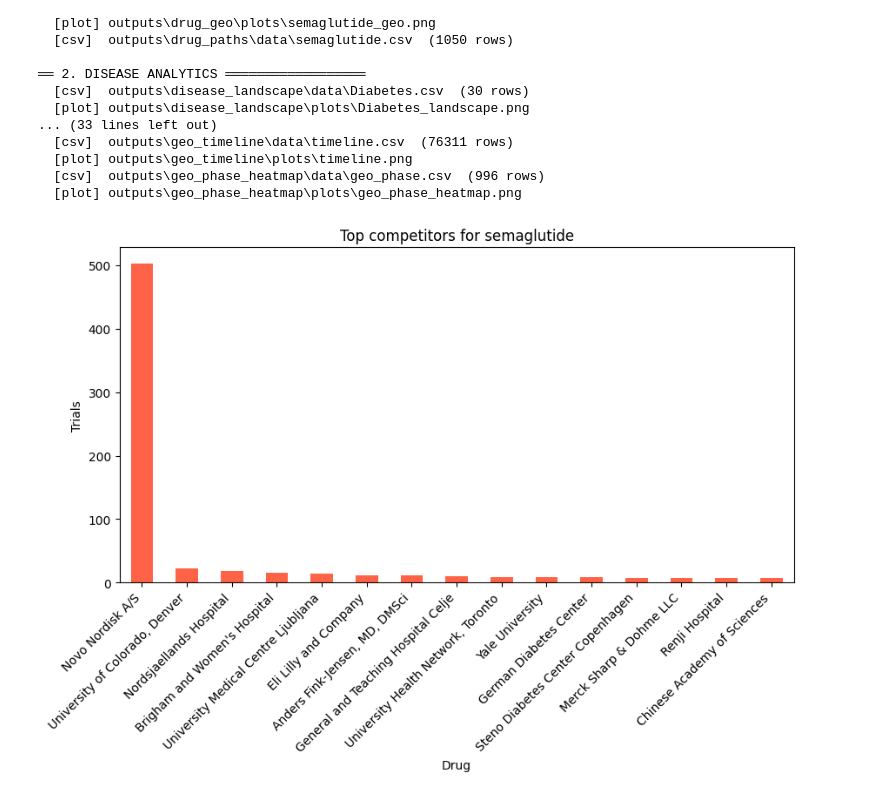
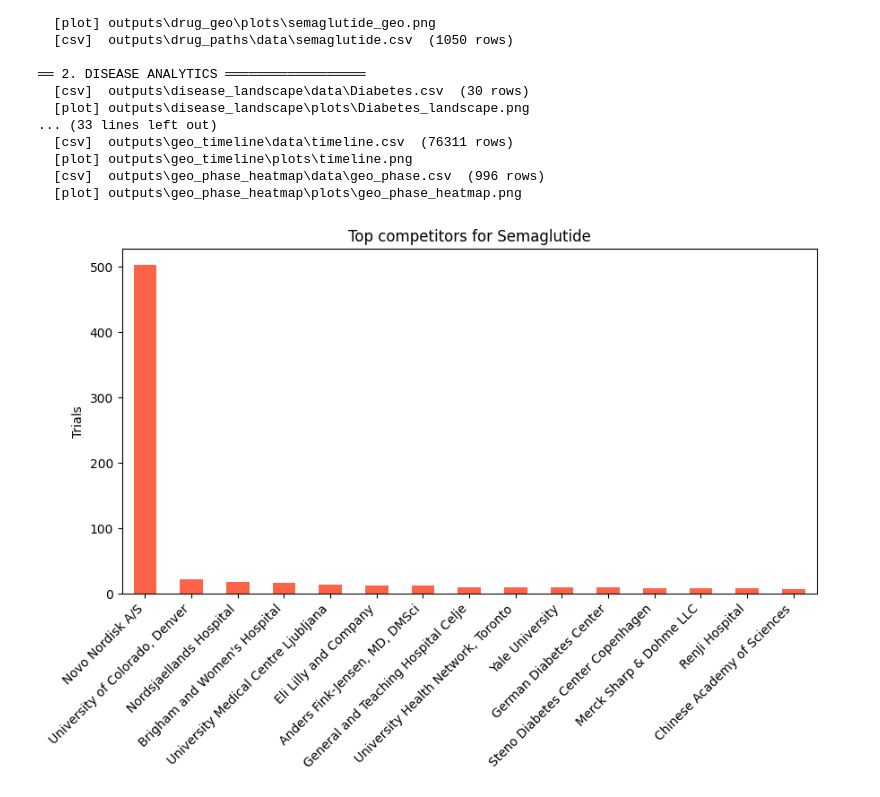
Before and after one commit to SHASANKsp/ClinicalTrails_application, a Jupyter notebook: Untitled.ipynb, the cells around one changed output. Saved outputs shown, nothing was run; the diff lists cells and outputs as text; code cells hidden in the pictures.

```diff
--- a/Untitled.ipynb
+++ b/Untitled.ipynb
@@ -793,13 +793,13 @@ df = pd.read_csv("outputs/drug_paths/data/semaglutide.csv")
 # %%
 dfplot = pd.DataFrame({"Sponsor" : df["sponsor"].value_counts().index,"Number":df["sponsor"].value_counts().values})
 dfplot.head(15).plot.bar(x="Sponsor", y="Number", legend=False, color="tomato",figsize=(10, 5))
-plt.title("Top competitors for semaglutide")
-plt.xlabel("Drug")
+plt.title("Top competitors for Semaglutide")
+plt.xlabel("")
 plt.ylabel("Trials")
 plt.xticks(rotation=45, ha="right")
 plt.show()
 # %% [output]
-[figure, old version]
+[figure, new version]
 # %%
 dfplot = pd.DataFrame({"condition" : df["condition"].value_counts().index,"Number":df["condition"].value_counts().values})
 dfplot.head(15).plot.bar(x="condition", y="Number", legend=False, color="tomato",figsize=(10, 5))
```
Also changed, not shown: parts of 14 cells of this notebook, 2 other files.
